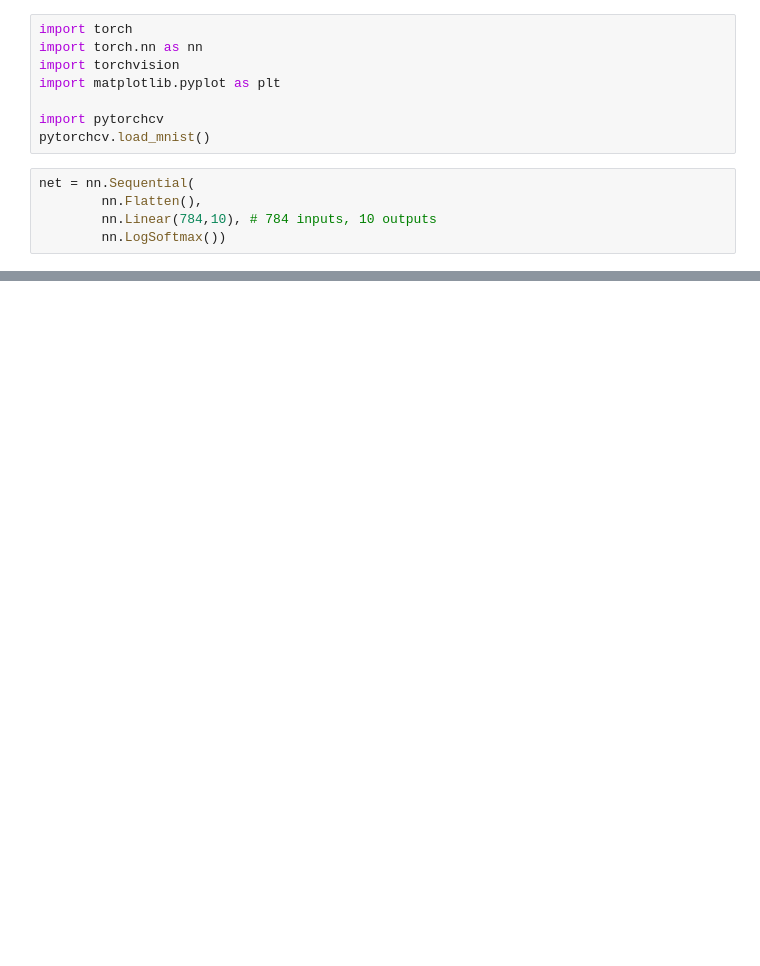
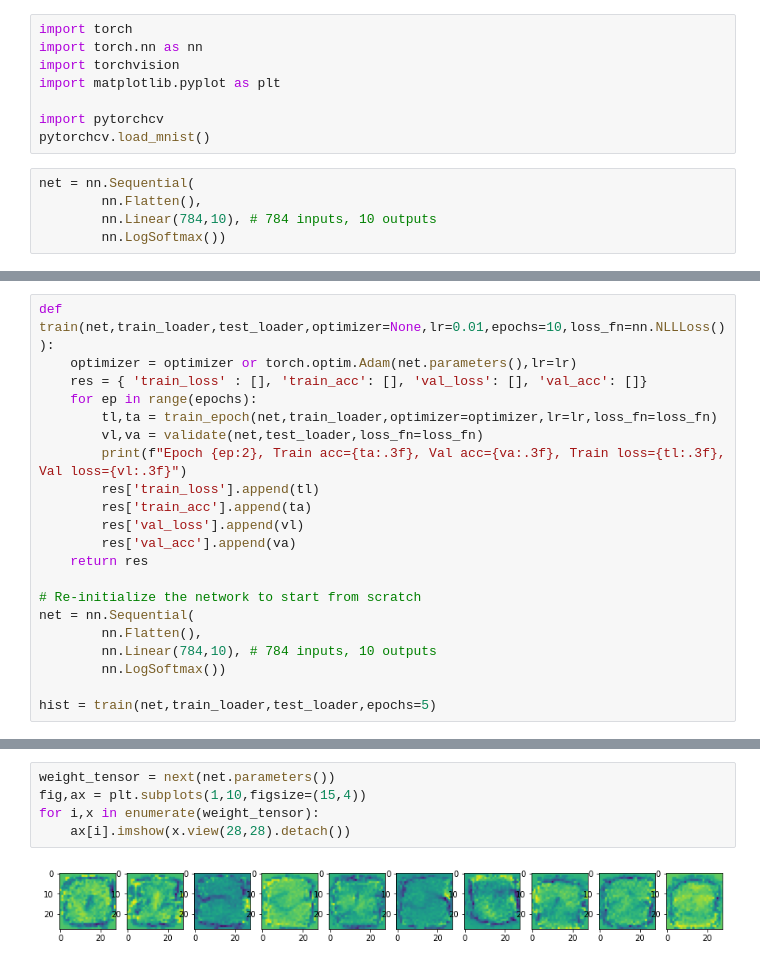
Before and after one commit to BATspock/deeplearning, a Jupyter notebook: CVwithPyTorch.ipynb, the cells around one changed output, grey strips where cells are left out. Cells and saved outputs as stored; diff of their text form; blank space fills up the shorter version.

Commit message:
training network

```diff
--- a/CVwithPyTorch.ipynb
+++ b/CVwithPyTorch.ipynb
@@ -85,0 +102,21 @@ train_epoch(net,train_loader)
+# %%
+def train(net,train_loader,test_loader,optimizer=None,lr=0.01,epochs=10,loss_fn=nn.NLLLoss()):
+    optimizer = optimizer or torch.optim.Adam(net.parameters(),lr=lr)
+    res = { 'train_loss' : [], 'train_acc': [], 'val_loss': [], 'val_acc': []}
+    for ep in range(epochs):
+        tl,ta = train_epoch(net,train_loader,optimizer=optimizer,lr=lr,loss_fn=loss_fn)
+        vl,va = validate(net,test_loader,loss_fn=loss_fn)
+        print(f"Epoch {ep:2}, Train acc={ta:.3f}, Val acc={va:.3f}, Train loss={tl:.3f}, Val loss={vl:.3f}")
+        res['train_loss'].append(tl)
+        res['train_acc'].append(ta)
+        res['val_loss'].append(vl)
+        res['val_acc'].append(va)
+    return res
+
+# Re-initialize the network to start from scratch
+net = nn.Sequential(
+        nn.Flatten(),
+        nn.Linear(784,10), # 784 inputs, 10 outputs
+        nn.LogSoftmax())
+
+hist = train(net,train_loader,test_loader,epochs=5)
@@ -85,0 +129,7 @@ train_epoch(net,train_loader)
+# %%
+weight_tensor = next(net.parameters())
+fig,ax = plt.subplots(1,10,figsize=(15,4))
+for i,x in enumerate(weight_tensor):
+    ax[i].imshow(x.view(28,28).detach())
+# %% [output]
+[figure, added]
```
Also changed, not shown: parts of 6 cells of this notebook.
